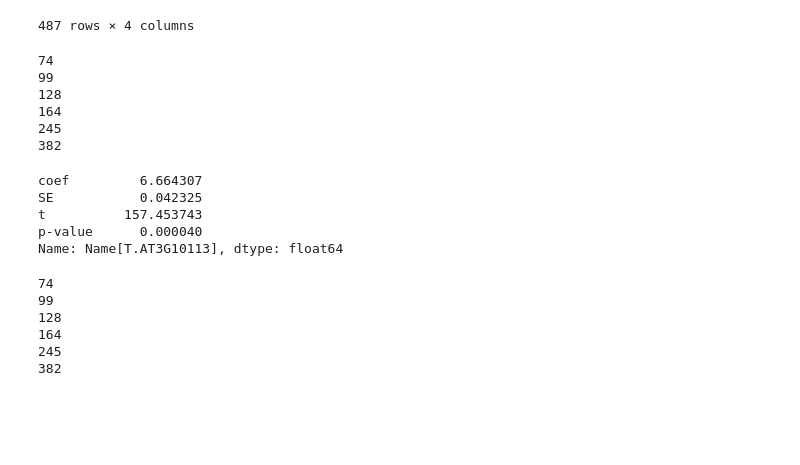
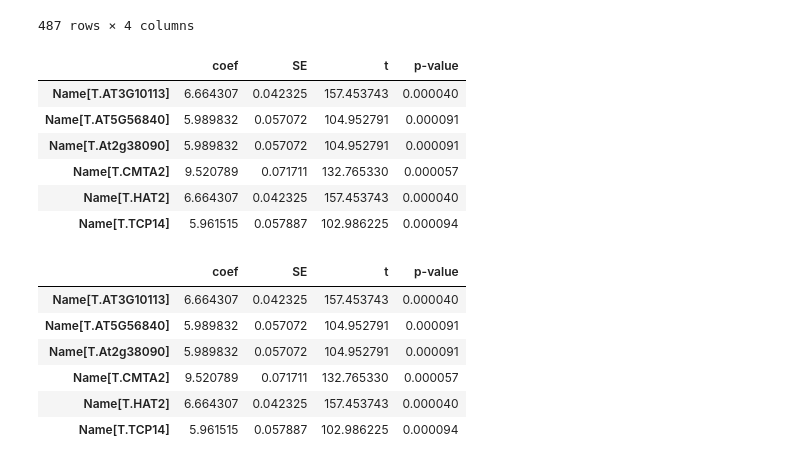
Before and after one commit to if1015-datascience-ufpe/2018-1-projeto-phytoprom, a Jupyter notebook: Processamento.ipynb, the cells around one changed output. Drawn from its saved outputs; the diff is of its cells as text; code cells hidden in the pictures; blank space fills up the shorter version.

```diff
--- a/Processamento.ipynb
+++ b/Processamento.ipynb
@@ -182,39 +188,23 @@ enrichment
 # %%
 enrichment.to_csv(path_or_buf='Enrichment Log.csv',
           sep=',', header=True, index=True, mode='w')
-# %%
-j = 0
-for i in result.pvalues:
-    if i <= 1e-04:
-        print (j)
-    j +=1
-# %% [output]
-74
-99
-128
-164
-245
-382
-# %%
-enriquecido = enrichment.iloc[74]
-enriquecido
-# %% [output]
-coef         6.664307
-SE           0.042325
-t          157.453743
-p-value      0.000040
-Name: Name[T.AT3G10113], dtype: float64
-# %%
-teste = result.tvalues>100
-j=0
-for i in teste:
-    if i:
-        print (j)
-    j +=1
-# %% [output]
-74
-99
-128
-164
-245
-382
+# %%
+enrichment[enrichment['p-value']<=1e-04]
+# %% [output]
+|  | coef | SE | t | p-value |
+| Name[T.AT3G10113] | 6.664307 | 0.042325 | 157.453743 | 0.000040 |
+| Name[T.AT5G56840] | 5.989832 | 0.057072 | 104.952791 | 0.000091 |
+| Name[T.At2g38090] | 5.989832 | 0.057072 | 104.952791 | 0.000091 |
+| Name[T.CMTA2] | 9.520789 | 0.071711 | 132.765330 | 0.000057 |
+| Name[T.HAT2] | 6.664307 | 0.042325 | 157.453743 | 0.000040 |
+| Name[T.TCP14] | 5.961515 | 0.057887 | 102.986225 | 0.000094 |
+# %%
+enrichment[enrichment['t']>100]
+# %% [output]
+|  | coef | SE | t | p-value |
+| Name[T.AT3G10113] | 6.664307 | 0.042325 | 157.453743 | 0.000040 |
+| Name[T.AT5G56840] | 5.989832 | 0.057072 | 104.952791 | 0.000091 |
+| Name[T.At2g38090] | 5.989832 | 0.057072 | 104.952791 | 0.000091 |
+| Name[T.CMTA2] | 9.520789 | 0.071711 | 132.765330 | 0.000057 |
+| Name[T.HAT2] | 6.664307 | 0.042325 | 157.453743 | 0.000040 |
+| Name[T.TCP14] | 5.961515 | 0.057887 | 102.986225 | 0.000094 |
```
Also changed, not shown: parts of 3 cells of this notebook.
